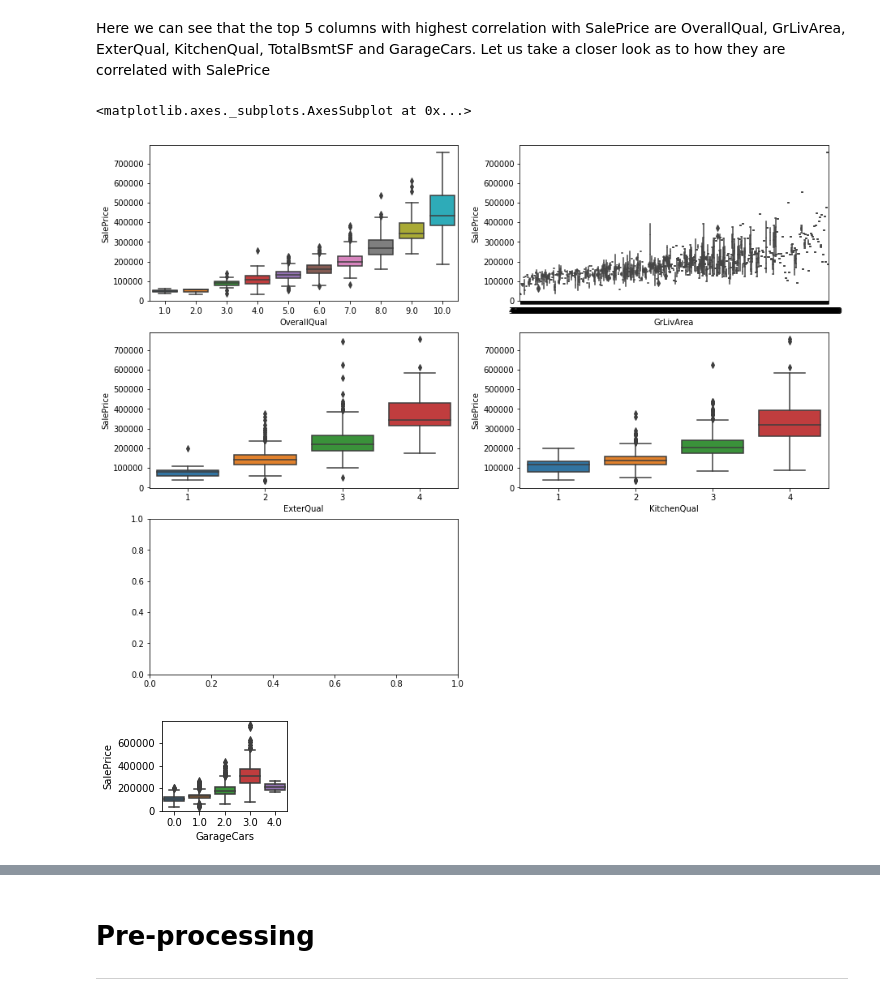
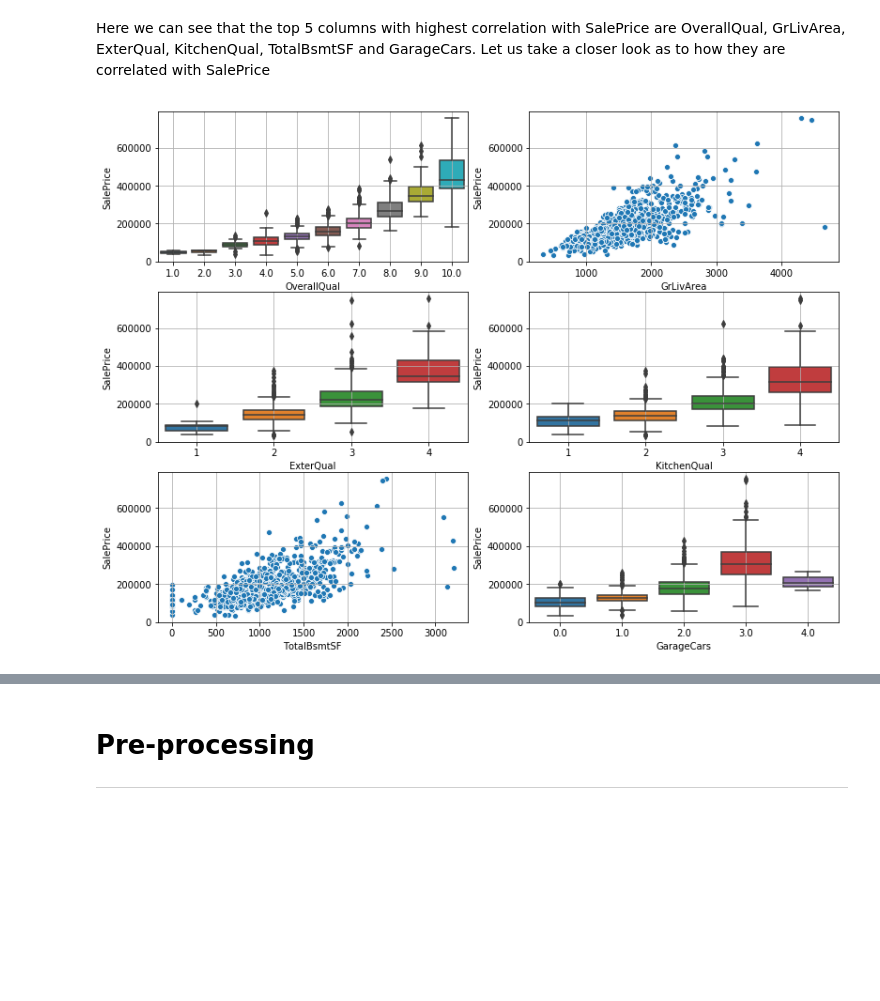
Before and after one commit to yohannjs/AML-2019, a Jupyter notebook: Challenges/House_Pricing/master_house_pricing_challenge.ipynb, the cells around one changed output, grey strips where cells are left out. Cells and saved outputs as stored; diff of their text form; code cells hidden in the pictures; blank space fills up the shorter version.

```diff
--- a/Challenges/House_Pricing/master_house_pricing_challenge.ipynb
+++ b/Challenges/House_Pricing/master_house_pricing_challenge.ipynb
@@ -451,20 +453,29 @@ Here we can see that the top 5 columns with highest correlation with SalePrice a
 # %%
 toPlot = correctedDF[['OverallQual','GrLivArea','ExterQual','KitchenQual','TotalBsmtSF','GarageCars','SalePrice']].copy()
 
-plt.figure(figsize=(15,12))
+plt.figure(figsize=(13,10))
 plt.subplot(321)
 sns.boxplot(data=correctedDF, x='OverallQual', y='SalePrice')
+plt.grid()
+
 plt.subplot(322)
-sns.boxplot(data=correctedDF, x='GrLivArea', y='SalePrice')
+sns.scatterplot(data=correctedDF, x='GrLivArea', y='SalePrice')
+plt.grid()
+
 plt.subplot(323)
 sns.boxplot(data=correctedDF, x='ExterQual', y='SalePrice')
+plt.grid()
+
 plt.subplot(324)
 sns.boxplot(data=correctedDF, x='KitchenQual', y='SalePrice')
+plt.grid()
+
 plt.subplot(325)
-sns.relplot(x='TotalBsmtSF', y='SalePrice', data=correctedDF);
+sns.scatterplot(data=correctedDF, x='TotalBsmtSF', y='SalePrice')
+plt.grid()
+
 plt.subplot(326)
 sns.boxplot(data=correctedDF, x='GarageCars', y='SalePrice')
+plt.grid()
 # %% [output]
-<matplotlib.axes._subplots.AxesSubplot at 0x...>
-[figure, old version]
+[figure, new version]
-[figure, removed]
```
Also changed, not shown: parts of 34 cells of this notebook, 1 other file.
